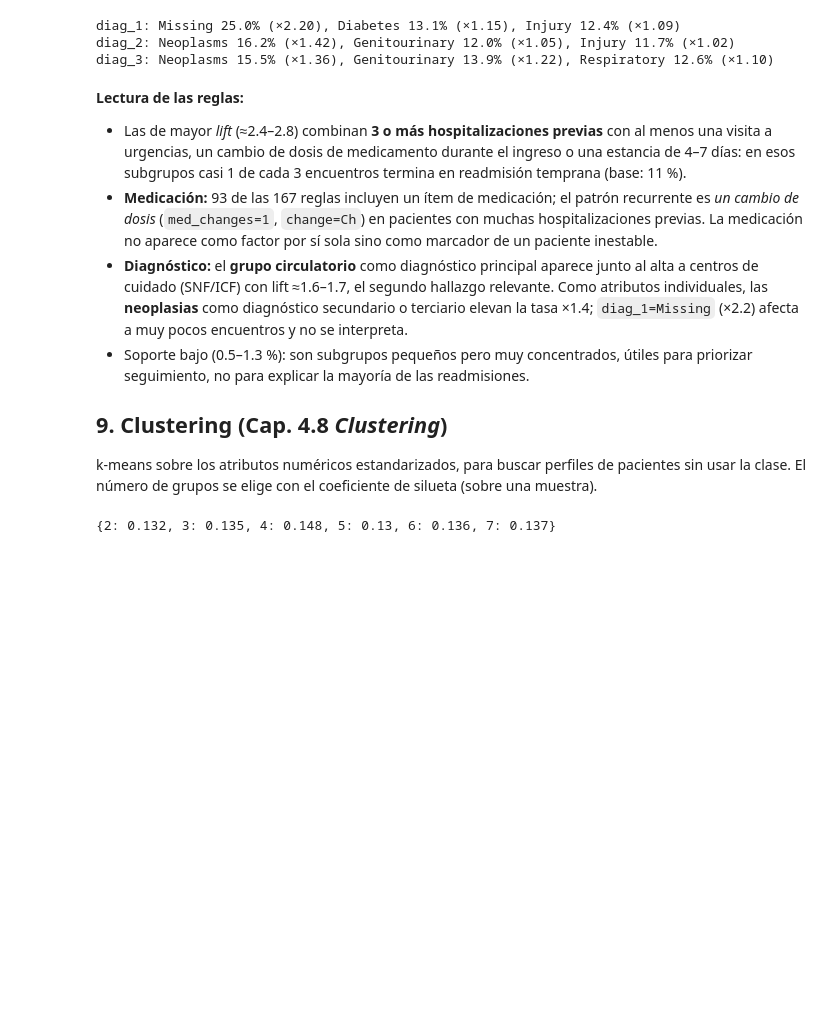
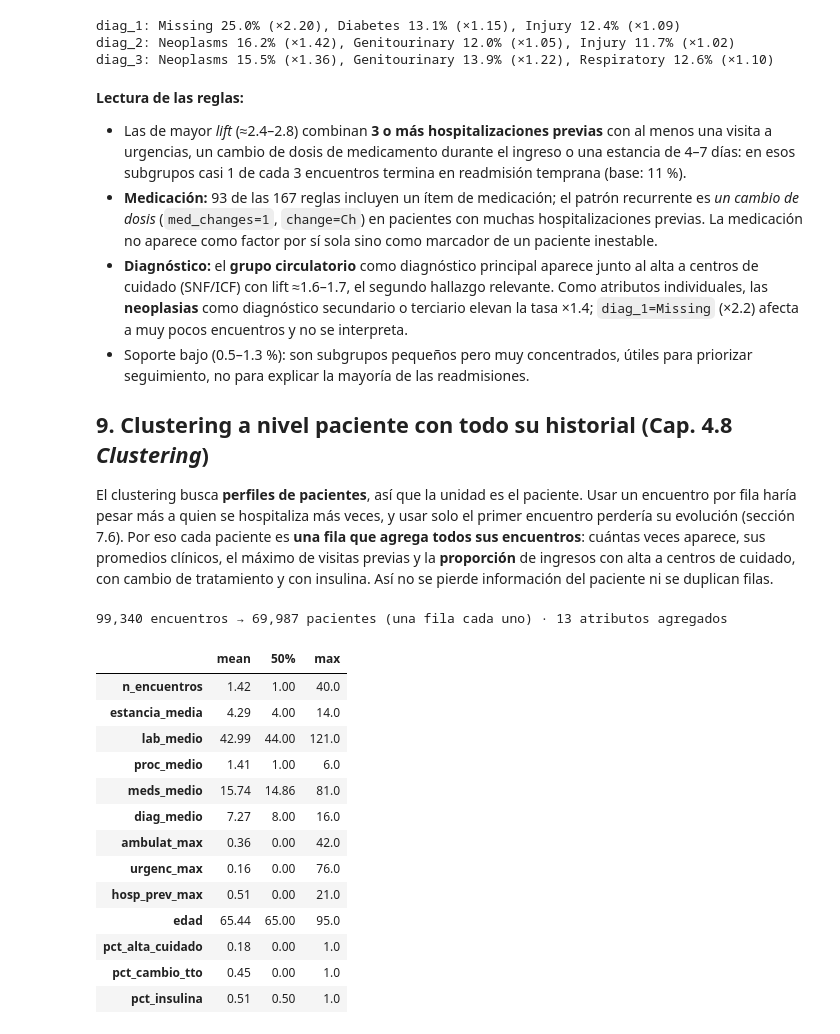
Before and after one commit to danielaestudio02-del/Diabetes, a Jupyter notebook: diabetes_data_mining.ipynb, the cells around one changed output. Drawn from its saved outputs; the diff is of its cells as text; code cells hidden in the pictures; blank space fills up the shorter version.

```diff
--- a/diabetes_data_mining.ipynb
+++ b/diabetes_data_mining.ipynb
@@ -747,0 +788,16 @@ AUC en prueba (hold-out 30 % de pacientes): 0.674
+# %%
+def gb_model():
+    return Pipeline([("prep", ordinal_tr), ("clf", HistGradientBoostingClassifier(
+        learning_rate=0.05, max_iter=300, max_leaf_nodes=15, min_samples_leaf=100, l2_regularization=1.0,
+        categorical_features=cat_idx, class_weight="balanced", random_state=SEED))])
+cv5 = StratifiedGroupKFold(n_splits=5, shuffle=True, random_state=SEED)
+rows = []
+for f, (tr, te) in enumerate(cv5.split(X, y, groups)):
+    tr_first = tr[first[tr]]
+    mA, mB = gb_model().fit(X.iloc[tr_first], y[tr_first]), gb_model().fit(X.iloc[tr], y[tr])
+    for name, sel in [("1er encuentro", te[first[te]]), ("visitas posteriores", te[~first[te]]), ("todos los encuentros", te)]:
+        rows.append({"evaluado en (pacientes de prueba)": name,
+                     "A: entrenado solo con 1er encuentro": roc_auc_score(y[sel], mA.predict_proba(X.iloc[sel])[:, 1]),
+                     "B: entrenado con todo el histórico": roc_auc_score(y[sel], mB.predict_proba(X.iloc[sel])[:, 1])})
+fair = pd.DataFrame(rows).groupby("evaluado en (pacientes de prueba)").agg(["mean", "std"])
+display(fair.round(4))
@@ -838,17 +907,46 @@ diag_3: Neoplasms 15.5% (×1.36), Genitourinary 13.9% (×1.22), Respiratory 12.6
 - **Diagnóstico:** el **grupo circulatorio** como diagnóstico principal aparece junto al alta a centros de cuidado (SNF/ICF) con lift ≈1.6–1.7, el segundo hallazgo relevante. Como atributos individuales, las **neoplasias** como diagnóstico secundario o terciario elevan la tasa ×1.4; `diag_1=Missing` (×2.2) afecta a muy pocos encuentros y no se interpreta.
 - Soporte bajo (0.5–1.3 %): son subgrupos pequeños pero muy concentrados, útiles para priorizar seguimiento, no para explicar la mayoría de las readmisiones.
 
-## 9. Clustering (Cap. 4.8 *Clustering*)
-k-means sobre los atributos numéricos estandarizados, para buscar perfiles de pacientes sin usar la clase. El número de grupos se elige con el coeficiente de silueta (sobre una muestra).
+## 9. Clustering a nivel paciente con todo su historial (Cap. 4.8 *Clustering*)
+El clustering busca **perfiles de pacientes**, así que la unidad es el paciente. Usar un encuentro por fila haría pesar más a quien se hospitaliza
+más veces, y usar solo el primer encuentro perdería su evolución (sección 7.6). Por eso cada paciente es **una fila que agrega todos sus encuentros**:
+cuántas veces aparece, sus promedios clínicos, el máximo de visitas previas y la **proporción** de ingresos con alta a centros de cuidado, con cambio de
+tratamiento y con insulina. Así no se pierde información del paciente ni se duplican filas.
-# %%
-cl_cols = ["time_in_hospital", "num_lab_procedures", "num_procedures", "num_medications",
-           "number_outpatient", "number_emergency", "number_inpatient", "number_diagnoses", "age_num", "n_meds_used"]
-Z = StandardScaler().fit_transform(np.log1p(d[cl_cols]))
-rng = np.random.default_rng(SEED); samp = rng.choice(len(Z), 8000, replace=False)
-sil = {}
-for k in range(2, 8):
-    km = KMeans(k, n_init=10, random_state=SEED).fit(Z)
-    sil[k] = silhouette_score(Z[samp], km.labels_[samp])
-print({k: round(v, 3) for k, v in sil.items()})
-# %% [output]
-{2: 0.132, 3: 0.135, 4: 0.148, 5: 0.13, 6: 0.136, 7: 0.137}
+# %%
+pat = pd.DataFrame({"pid": groups, "alta_cuidado": d.discharge.eq("SNF/ICF").astype(int),
+                    "cambio_tto": d.change.eq("Ch").astype(int), "insulina": d.insulin.ne("No").astype(int)})
+pat = pd.concat([pat, d[["time_in_hospital", "num_lab_procedures", "num_procedures", "num_medications", "number_diagnoses",
+                         "number_outpatient", "number_emergency", "number_inpatient", "age_num", "y"]].reset_index(drop=True)], axis=1)
+g = pat.groupby("pid", sort=False)
+P = pd.DataFrame({
+    "n_encuentros": g.size(), "estancia_media": g.time_in_hospital.mean(), "lab_medio": g.num_lab_procedures.mean(),
+    "proc_medio": g.num_procedures.mean(), "meds_medio": g.num_medications.mean(), "diag_medio": g.number_diagnoses.mean(),
+    "ambulat_max": g.number_outpatient.max(), "urgenc_max": g.number_emergency.max(), "hosp_prev_max": g.number_inpatient.max(),
+    "edad": g.age_num.first(), "pct_alta_cuidado": g.alta_cuidado.mean(), "pct_cambio_tto": g.cambio_tto.mean(),
+    "pct_insulina": g.insulina.mean(), "readm30_alguna": g.y.max(), "readm30_primero": g.y.first()})
+cl_cols = [c for c in P.columns if not c.startswith("readm30")]
+# Misma representación con SOLO el primer encuentro (para comparar): los conteos pasan a 1 y las proporciones a 0/1.
+F1 = pat.groupby("pid", sort=False).first()
+P_first = pd.DataFrame({"n_encuentros": 1, "estancia_media": F1.time_in_hospital, "lab_medio": F1.num_lab_procedures,
+    "proc_medio": F1.num_procedures, "meds_medio": F1.num_medications, "diag_medio": F1.number_diagnoses,
+    "ambulat_max": F1.number_outpatient, "urgenc_max": F1.number_emergency, "hosp_prev_max": F1.number_inpatient,
+    "edad": F1.age_num, "pct_alta_cuidado": F1.alta_cuidado, "pct_cambio_tto": F1.cambio_tto, "pct_insulina": F1.insulina})[cl_cols]
+assert len(P) == len(P_first) == pd.Series(groups).nunique()
+print(f"{len(d):,} encuentros → {len(P):,} pacientes (una fila cada uno) · {len(cl_cols)} atributos agregados")
+display(P[cl_cols].describe().T[["mean", "50%", "max"]].round(2))
+# %% [output]
+99,340 encuentros → 69,987 pacientes (una fila cada uno) · 13 atributos agregados
+|  | mean | 50% | max |
+| n_encuentros | 1.42 | 1.00 | 40.0 |
+| estancia_media | 4.29 | 4.00 | 14.0 |
+| lab_medio | 42.99 | 44.00 | 121.0 |
+| proc_medio | 1.41 | 1.00 | 6.0 |
+| meds_medio | 15.74 | 14.86 | 81.0 |
+| diag_medio | 7.27 | 8.00 | 16.0 |
+| ambulat_max | 0.36 | 0.00 | 42.0 |
+| urgenc_max | 0.16 | 0.00 | 76.0 |
+| hosp_prev_max | 0.51 | 0.00 | 21.0 |
+| edad | 65.44 | 65.00 | 95.0 |
+| pct_alta_cuidado | 0.18 | 0.00 | 1.0 |
+| pct_cambio_tto | 0.45 | 0.00 | 1.0 |
+| pct_insulina | 0.51 | 0.50 | 1.0 |
```
Also changed, not shown: parts of 11 cells of this notebook.
